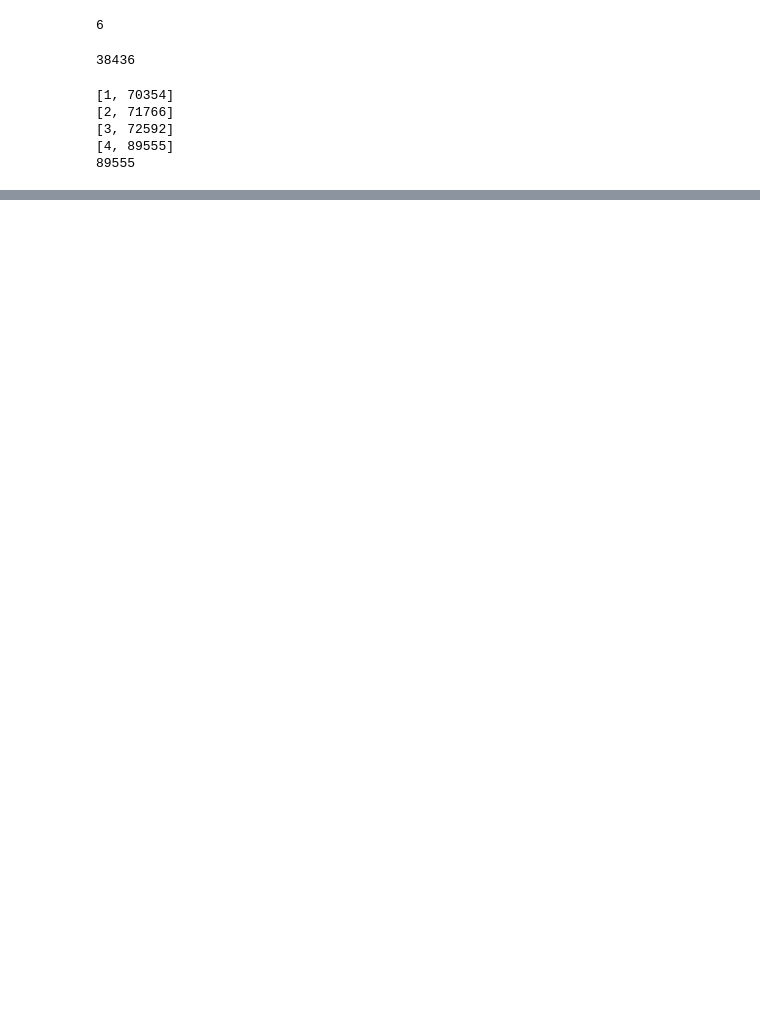
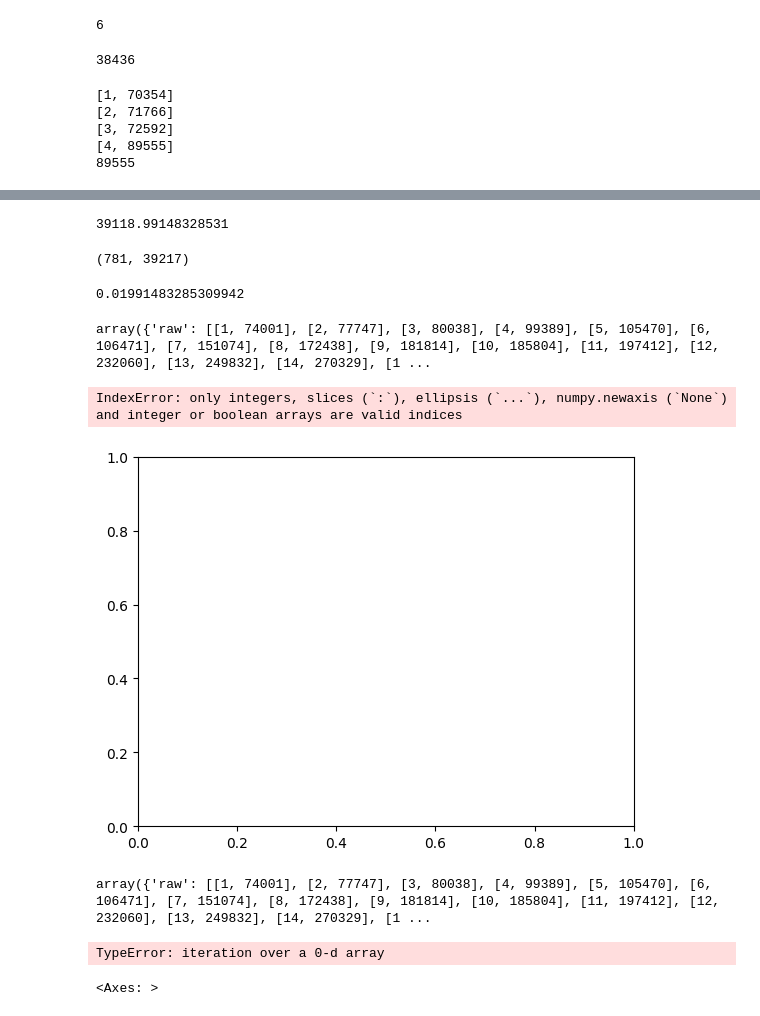
Before and after one commit to EAGE-Annual-Hackathon/EAGE_Hackaton_LLMoptim, a Jupyter notebook: count-tokens.ipynb, the cells around one changed output, grey strips where cells are left out. Cells and saved outputs as stored; diff of their text form; code cells hidden in the pictures; blank space fills up the shorter version.

```diff
--- a/count-tokens.ipynb
+++ b/count-tokens.ipynb
@@ -107,0 +109,69 @@ raw
+# %%
+print(len(data['raw']) - len(data['curator'])/len(data['raw'])*100)
+# %% [output]
+39118.99148328531
+# %%
+len(data['raw']) - len(data['curator']), len(data['raw'])
+# %% [output]
+(781, 39217)
+# %%
+781/39217
+# %% [output]
+0.01991483285309942
+# %%
+result
+# %% [output]
+array({'raw': [[1, 74001], [2, 77747], [3, 80038], [4, 99389], [5, 105470], [6, 106471], [7, 151074], [8, 172438], [9, 181814], [10, 185804], [11, 197412], [12, 232060], [13, 249832], [14, 270329], [1 ...
+# %%
+result = []
+tokens_data = np.array(data.copy())
+
+fig, ax1 = plt.subplots(1, 1, sharex=True)
+
+ax1.plot(np.array(tokens_data['raw'])[:, 0], np.array(tokens_data['raw'])[:, 1], label = 'raw')
+ax1.plot(result[:,0], result[:,2], label = 'curator')
+
+ax1.set_ylabel('# of tokens')
+ax1.set_xlabel('# of files')
+ax1.legend()
+
+fig.tight_layout()
+plt.savefig('fig_tokens.png')
+# %% [output]
+IndexError: only integers, slices (`:`), ellipsis (`...`), numpy.newaxis (`None`) and integer or boolean arrays are valid indices
+[figure, added]
+# %%
+data
+# %% [output]
+array({'raw': [[1, 74001], [2, 77747], [3, 80038], [4, 99389], [5, 105470], [6, 106471], [7, 151074], [8, 172438], [9, 181814], [10, 185804], [11, 197412], [12, 232060], [13, 249832], [14, 270329], [1 ...
+# %%
+result = []
+tokens_data = dict()
+data = dict(data)
+for i in range(len(tokens_data['curator'])):
+    # Append a new list that contains the first item from the 'raw' list and the second item from the 'curator' list
+    loss = 0 #100*(tokens_data['raw'][i][1] - tokens_data['curator'][i][1]) / tokens_data['raw'][i][1]
+    result.append([tokens_data['raw'][i][0], tokens_data['raw'][i][1], tokens_data['curator'][i][1], loss])
+
+result = np.array(result)
+
+fig, (ax1, ax2) = plt.subplots(2, 1, sharex=True)
+
+
+ax1.plot(result[:,0], result[:,1], label = 'raw')
+ax1.plot(result[:,0], result[:,2], label = 'curator')
+ax2.plot(result[:,0], result[:,3])
+
+ax1.set_ylabel('# of tokens')
+ax2.set_ylabel('loss %')
+ax2.set_xlabel('# of files')
+ax1.legend()
+
+fig.tight_layout()
+plt.savefig('fig_tokens.png')
+# %% [output]
+TypeError: iteration over a 0-d array
+# %%
+ax
+# %% [output]
+<Axes: >
```
Also changed, not shown: parts of 8 cells of this notebook, 2 other files.
